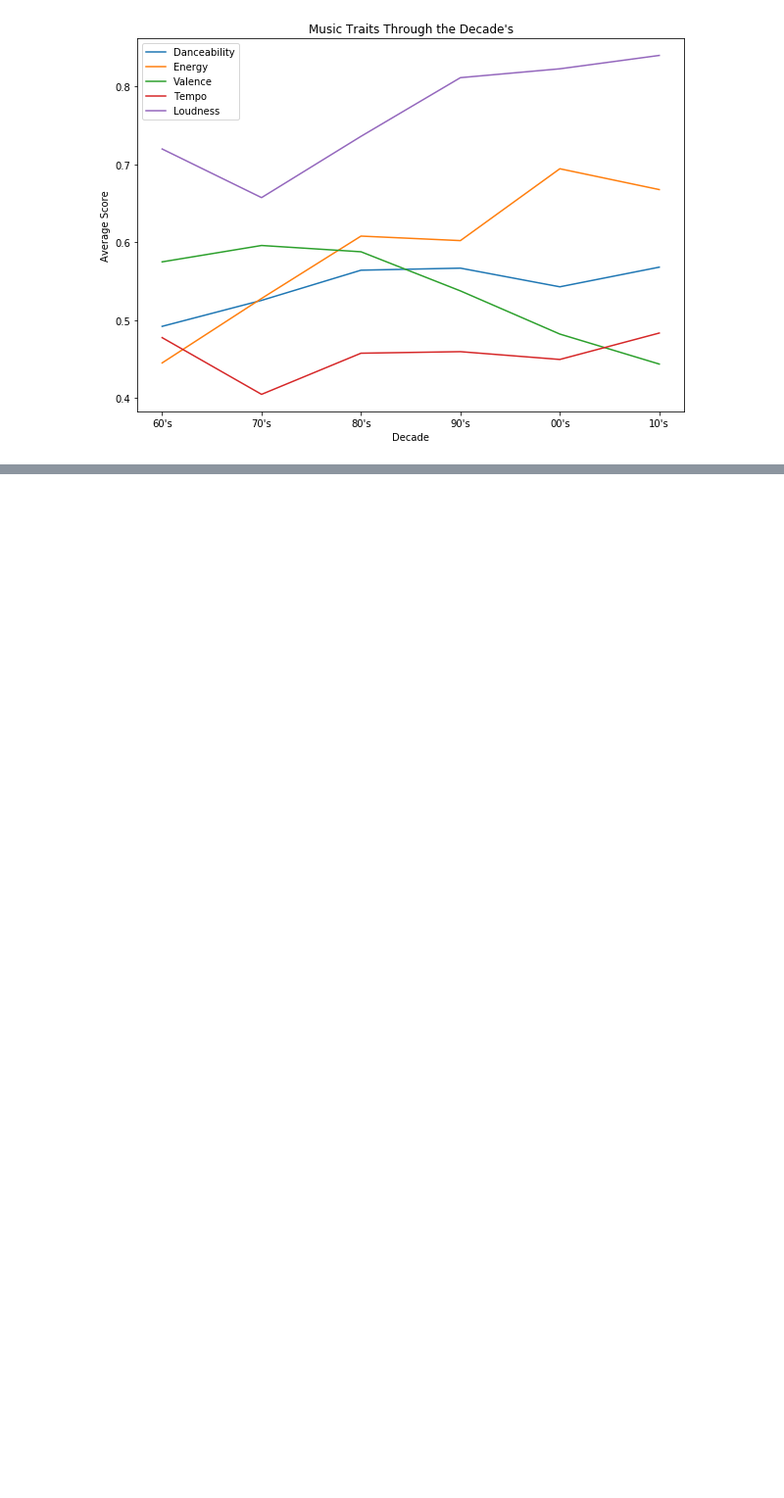
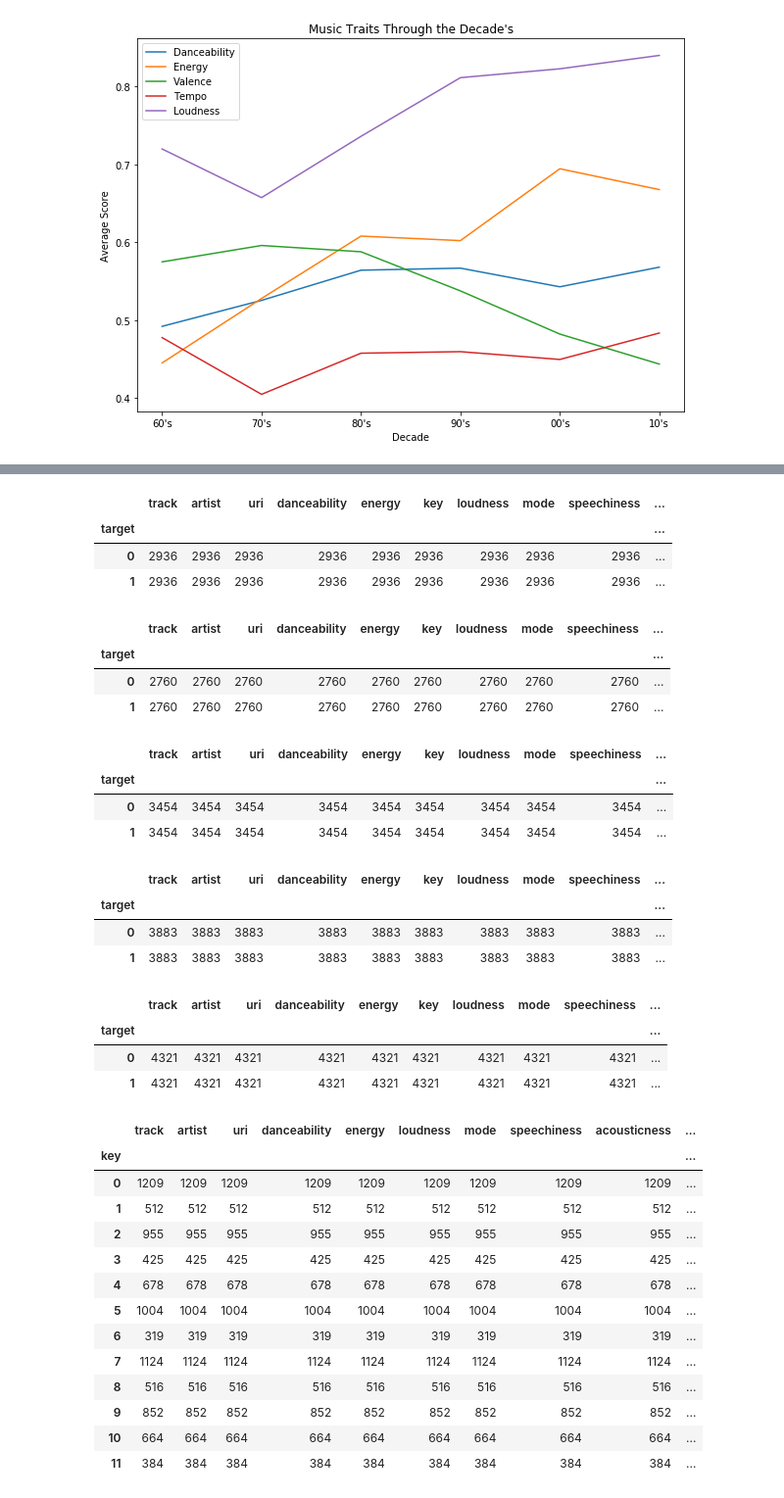
Before and after one commit to zsvorenova/Group_Three, a Jupyter notebook: carol.ipynb, the cells around one changed output, grey strips where cells are left out. Shown at 98% size. Drawn from its saved outputs; the diff is of its cells as text; code cells hidden in the pictures; blank space fills up the shorter version.

```diff
--- a/carol.ipynb
+++ b/carol.ipynb
@@ -1150,0 +1198,59 @@ plt.savefig('output.png')
+# %%
+dftwo_thousand3 = dftwo_thousand.groupby(["target"]).count()
+dftwo_thousand3
+# %% [output]
+|  | track | artist | uri | danceability | energy | key | loudness | mode | speechiness | ... |
+| target |  |  |  |  |  |  |  |  |  | ... |
+| 0 | 2936 | 2936 | 2936 | 2936 | 2936 | 2936 | 2936 | 2936 | 2936 | ... |
+| 1 | 2936 | 2936 | 2936 | 2936 | 2936 | 2936 | 2936 | 2936 | 2936 | ... |
+# %%
+dfninty2 = dfninty.groupby(["target"]).count()
+dfninty2
+# %% [output]
+|  | track | artist | uri | danceability | energy | key | loudness | mode | speechiness | ... |
+| target |  |  |  |  |  |  |  |  |  | ... |
+| 0 | 2760 | 2760 | 2760 | 2760 | 2760 | 2760 | 2760 | 2760 | 2760 | ... |
+| 1 | 2760 | 2760 | 2760 | 2760 | 2760 | 2760 | 2760 | 2760 | 2760 | ... |
+# %%
+dfeighty2 = dfeighty.groupby(["target"]).count()
+dfeighty2
+# %% [output]
+|  | track | artist | uri | danceability | energy | key | loudness | mode | speechiness | ... |
+| target |  |  |  |  |  |  |  |  |  | ... |
+| 0 | 3454 | 3454 | 3454 | 3454 | 3454 | 3454 | 3454 | 3454 | 3454 | ... |
+| 1 | 3454 | 3454 | 3454 | 3454 | 3454 | 3454 | 3454 | 3454 | 3454 | ... |
+# %%
+dfseventy2 = dfseventy.groupby(["target"]).count()
+dfseventy2
+# %% [output]
+|  | track | artist | uri | danceability | energy | key | loudness | mode | speechiness | ... |
+| target |  |  |  |  |  |  |  |  |  | ... |
+| 0 | 3883 | 3883 | 3883 | 3883 | 3883 | 3883 | 3883 | 3883 | 3883 | ... |
+| 1 | 3883 | 3883 | 3883 | 3883 | 3883 | 3883 | 3883 | 3883 | 3883 | ... |
+# %%
+dfsixty2 = dfsixty.groupby(["target"]).count()
+dfsixty2
+# %% [output]
+|  | track | artist | uri | danceability | energy | key | loudness | mode | speechiness | ... |
+| target |  |  |  |  |  |  |  |  |  | ... |
+| 0 | 4321 | 4321 | 4321 | 4321 | 4321 | 4321 | 4321 | 4321 | 4321 | ... |
+| 1 | 4321 | 4321 | 4321 | 4321 | 4321 | 4321 | 4321 | 4321 | 4321 | ... |
+# %%
+#show key by decade
+dfsixty3 = dfsixty.groupby(["key"]).count()
+dfsixty3
+# %% [output]
+|  | track | artist | uri | danceability | energy | loudness | mode | speechiness | acousticness | ... |
+| key |  |  |  |  |  |  |  |  |  | ... |
+| 0 | 1209 | 1209 | 1209 | 1209 | 1209 | 1209 | 1209 | 1209 | 1209 | ... |
+| 1 | 512 | 512 | 512 | 512 | 512 | 512 | 512 | 512 | 512 | ... |
+| 2 | 955 | 955 | 955 | 955 | 955 | 955 | 955 | 955 | 955 | ... |
+| 3 | 425 | 425 | 425 | 425 | 425 | 425 | 425 | 425 | 425 | ... |
+| 4 | 678 | 678 | 678 | 678 | 678 | 678 | 678 | 678 | 678 | ... |
+| 5 | 1004 | 1004 | 1004 | 1004 | 1004 | 1004 | 1004 | 1004 | 1004 | ... |
+| 6 | 319 | 319 | 319 | 319 | 319 | 319 | 319 | 319 | 319 | ... |
+| 7 | 1124 | 1124 | 1124 | 1124 | 1124 | 1124 | 1124 | 1124 | 1124 | ... |
+| 8 | 516 | 516 | 516 | 516 | 516 | 516 | 516 | 516 | 516 | ... |
+| 9 | 852 | 852 | 852 | 852 | 852 | 852 | 852 | 852 | 852 | ... |
+| 10 | 664 | 664 | 664 | 664 | 664 | 664 | 664 | 664 | 664 | ... |
+| 11 | 384 | 384 | 384 | 384 | 384 | 384 | 384 | 384 | 384 | ... |
```
Also changed, not shown: parts of 22 cells of this notebook, 2 other files.
